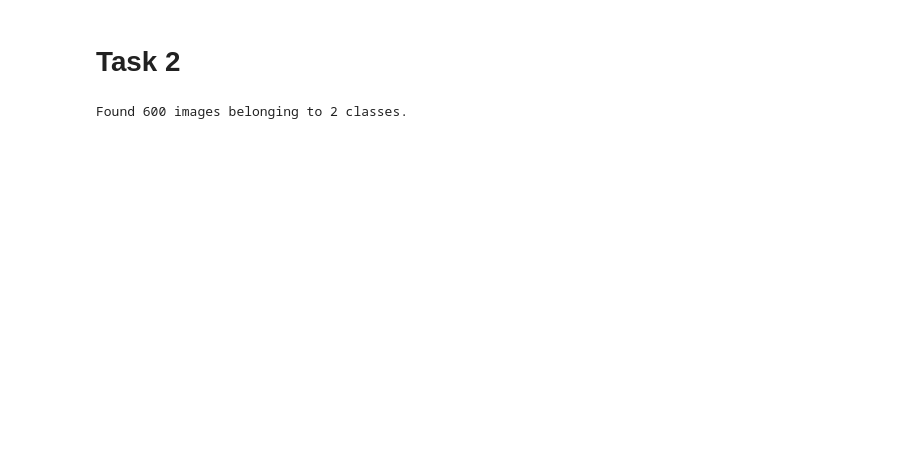
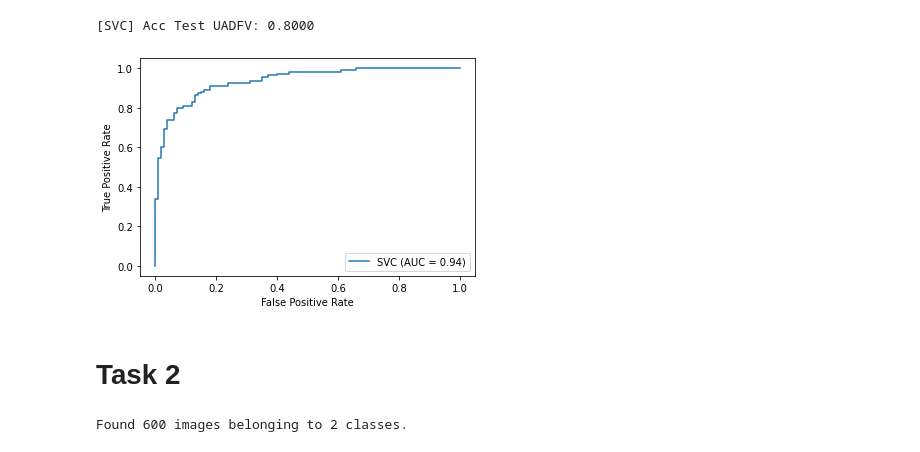
Before and after one commit to antcc/practicas-biometria, a Jupyter notebook: DeepFakes/Task1-2.ipynb, the cells around one changed output. Cells and saved outputs as stored; diff of their text form; code cells hidden in the pictures; blank space fills up the shorter version.

```diff
--- a/DeepFakes/Task1-2.ipynb
+++ b/DeepFakes/Task1-2.ipynb
@@ -357,41 +310,34 @@ params_lst = [
 # Select features
 idx = np.arange(68*2, 68*3)
 
-# Create a list where train data indices are -1 and validation data indices are 0
-split_index = np.repeat([-1, 0], [X_train.shape[0], X_val.shape[0]])
-
-# Use the list to create PredefinedSplit
-ps = PredefinedSplit(test_fold=split_index)
-
-# Concatenate training and validation
-X = np.vstack((X_train[:, idx], X_val[:, idx]))
-y = np.concatenate((y_train, y_val))
-
 best_models = []
+best_auc_val = -1.0
+my_model = None
 for (model, name), params in zip(models, params_lst):
     gs = GridSearchCV(
         model,
         params,
         verbose=0,
         scoring="roc_auc",
-        cv=ps,
+        cv=5,
         refit=True,
         n_jobs=-1
     )
 
     start = time.time()
-    gs.fit(X, y)
+    gs.fit(X_train[:, idx], y_train)
+    end = time.time() - start
     best = gs.best_estimator_
     auc_val = gs.best_score_
-    auc_test = gs.score(X_test[:, idx], y_test)
-    acc_test = best.score(X_test[:, idx], y_test)
-    end = time.time() - start
 
-    print(f"[{name}] AUC Test: {auc_test:.4f}")
     print(f"[{name}] AUC Validation: {auc_val:.4f}")
-    print(f"[{name}] Acc Test: {acc_test:.4f}")
-    print(f"[{name}] Time: {end:.4f}s")
+    print(f"[{name}] Fit time: {end:.4f}s")
+    print(f"[{name}] Best classifier:")
     print(best)
 
     best_models.append(best)
+
+    if auc_val > best_auc_val:
+        best_auc_val = auc_val
+        my_model = best
 # %% [output]
@@ -424,3 +361,13 @@ for model in best_models:
+# %%
+# Evaluate our model on the UADFV test-set
+name = my_model['clf'].__class__.__name__
+acc_test = my_model.score(X_test[:, idx], y_test)
+print(f"[{name}] Acc Test UADFV: {acc_test:.4f}")
+plot_roc_curve(my_model, X_test[:, idx], y_test, name=name)
+plt.show()
+# %% [output]
+[SVC] Acc Test UADFV: 0.8000
+[figure, added]
 # %% [markdown]
 # Task 2
 # %%
```
Also changed, not shown: parts of 18 cells of this notebook, 13 other files.
